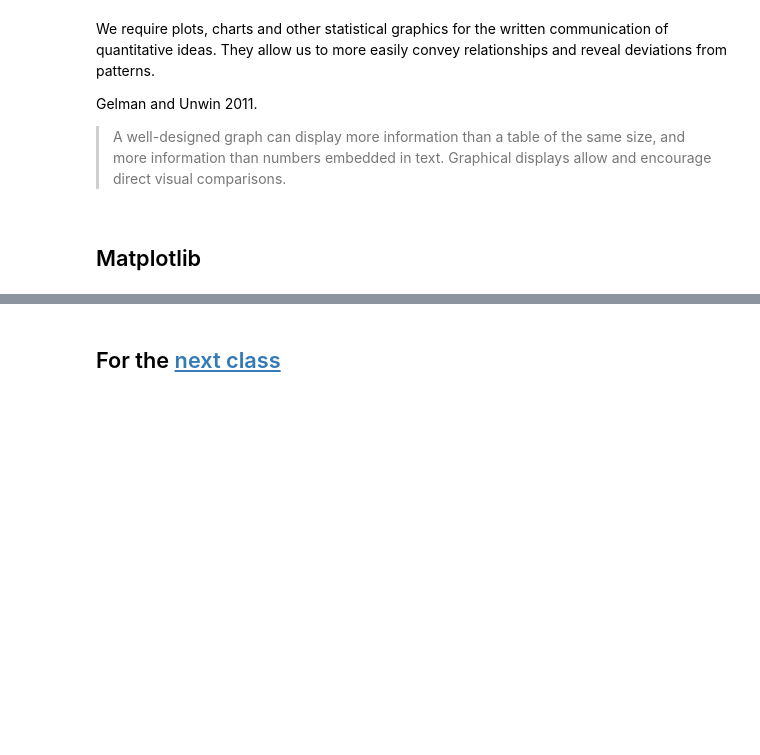
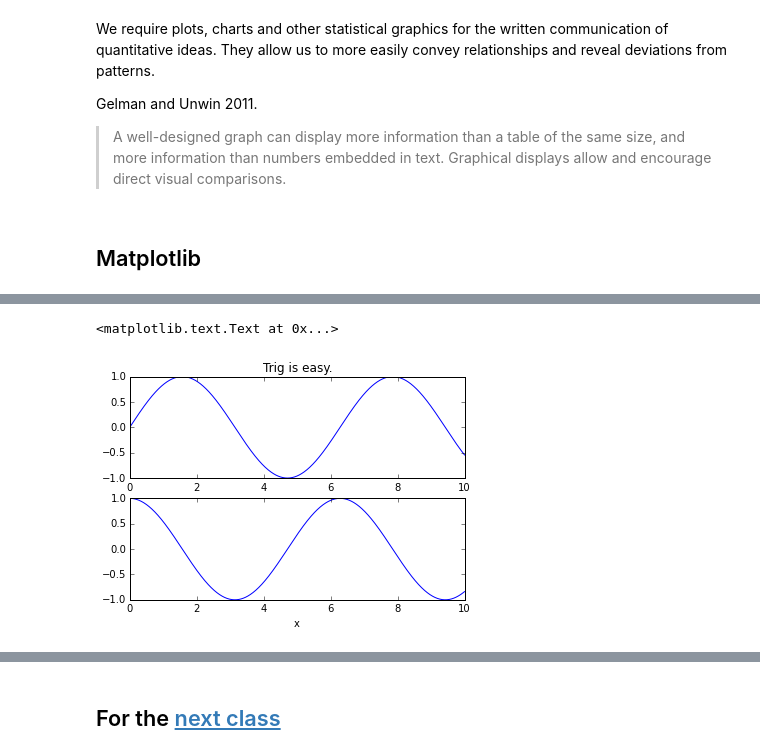
Before and after one commit to versae/DH2304, a Jupyter notebook: class07.ipynb, the cells around one changed output, grey strips where cells are left out. Drawn from its saved outputs; the diff is of its cells as text; code cells hidden in the pictures; blank space fills up the shorter version.

```diff
--- a/class07.ipynb
+++ b/class07.ipynb
@@ -993,0 +1031,13 @@ plt.plot(np.random.normal(size=100), np.random.normal(size=100), 'ro')
+# %%
+# create a figure using the matlab-like interface
+x = np.linspace(0, 10, 1000)
+plt.subplot(2, 1, 1)  # 2x1 grid, first plot
+plt.plot(x, np.sin(x))
+plt.title('Trig is easy.')
+
+plt.subplot(2, 1, 2)  # 2x1 grid, second plot
+plt.plot(x, np.cos(x))
+plt.xlabel('x')
+# %% [output]
+<matplotlib.text.Text at 0x...>
+[figure, added]
```
Also changed, not shown: parts of 97 cells of this notebook, 4 other files.
